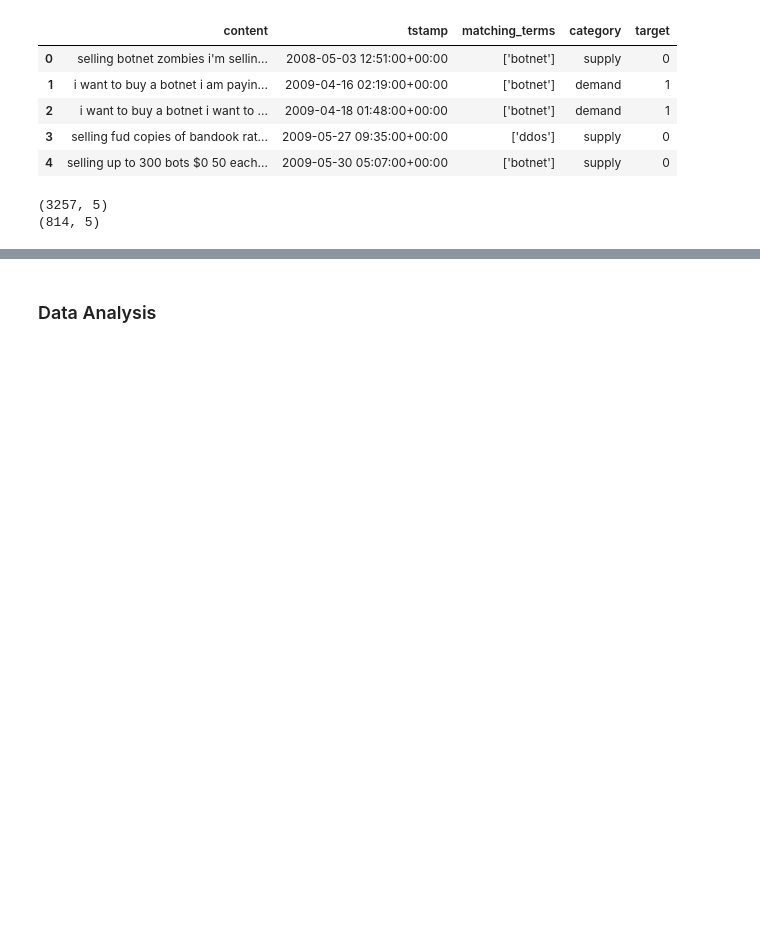
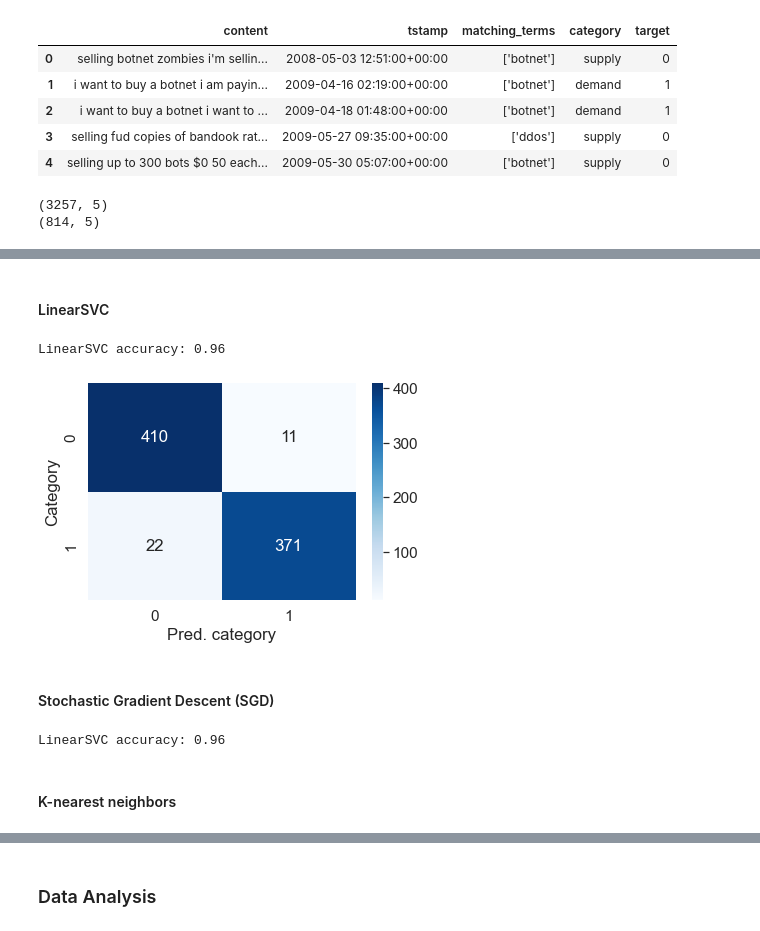
Before and after one commit to serfer2/tfm, a Jupyter notebook: notebook.ipynb, the cells around one changed output, grey strips where cells are left out. Saved outputs shown, nothing was run; the diff lists cells and outputs as text; code cells hidden in the pictures; blank space fills up the shorter version.

Commit message:
Model training and evaluation

```diff
--- a/notebook.ipynb
+++ b/notebook.ipynb
@@ -70,6 +81,8 @@ memory usage: 127.3+ KB
 
 categories = {v: i for i, v in enumerate(set(gtruth_df['category'].values))}
 print(f'{categories}')
+labels = [l for l in categories.values()]
+target_names = [n for n in categories.keys()]
 
 gtruth_df['target'] = [categories[c] for c in gtruth_df['category']]
 gtruth_df.head()
@@ -127,0 +176,70 @@ threads_df.head()
+# %% [markdown]
+#### LinearSVC
+# %%
+linear_svc_text_classifier = Pipeline(
+    steps=[
+        ('vectorizer', CountVectorizer()),
+        ('tfidf', TfidfTransformer()),
+        ('classifier', LinearSVC(random_state=0, tol=1e-05)),
+    ]
+)
+
+# Training
+linear_svc_text_classifier.fit(
+    X=gtruth_training_df['content'],
+    y=gtruth_training_df['target'],
+)
+
+# Prediction & model evaluation
+linear_svc_predicted, linear_svc_metrics, linear_svc_cfm = evaluate_model(
+    model_name='LinearSVC',
+    x_test=gtruth_testing_df['content'],
+    y_test=gtruth_testing_df['target'],
+    classifier=linear_svc_text_classifier,
+    labels=labels,
+    target_names=target_names,
+)
+
+sn.heatmap(linear_svc_cfm, annot=True, cmap='Blues', fmt='d')
+plt.show()
+# %% [output]
+LinearSVC accuracy: 0.96
+[figure, added]
+# %% [markdown]
+#### Stochastic Gradient Descent (SGD)
+# %%
+sgd_model = SGDClassifier(
+    loss='hinge',
+    penalty='l2',
+    alpha=1e-3,
+    random_state=42,
+    max_iter=5,
+    tol=None,
+)
+sgd_text_classifier = Pipeline(
+    steps=[
+        ('vectorizer', CountVectorizer()),
+        ('tfidf', TfidfTransformer()),
+        ('classifier', sgd_model),
+    ]
+)
+
+# Training
+sgd_text_classifier.fit(
+    X=gtruth_training_df['content'],
+    y=gtruth_training_df['target'],
+)
+
+# Prediction & model evaluation
+sgd_predicted, sgd_metrics, sgd_cfm = evaluate_model(
+    model_name='LinearSVC',
+    x_test=gtruth_testing_df['content'],
+    y_test=gtruth_testing_df['target'],
+    classifier=sgd_text_classifier,
+    labels=labels,
+    target_names=target_names,
+)
+# %% [output]
+LinearSVC accuracy: 0.96
+# %% [markdown]
+#### K-nearest neighbors
```
Also changed, not shown: parts of 11 cells of this notebook.
